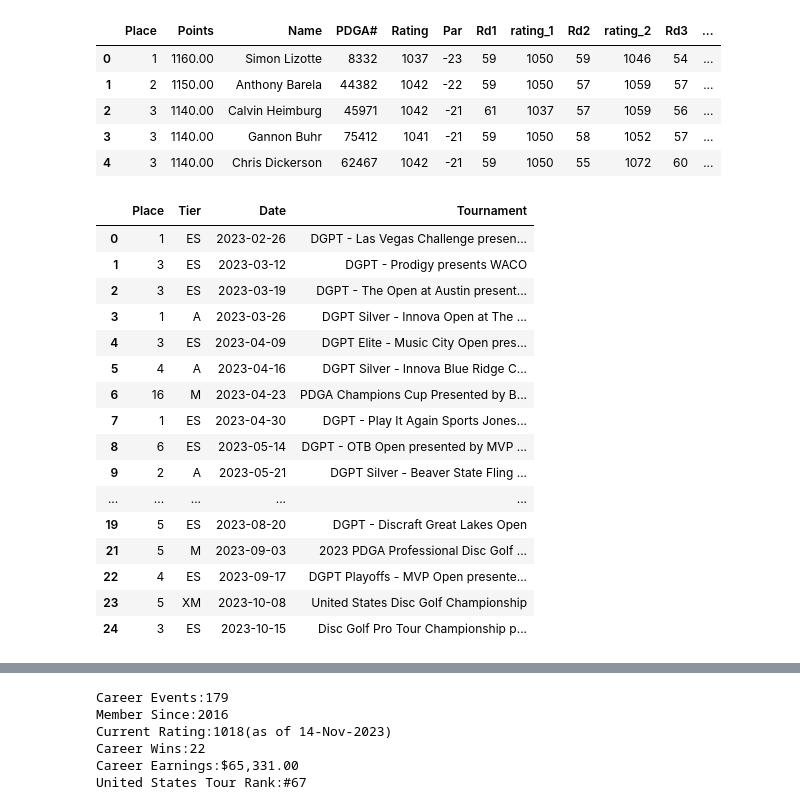
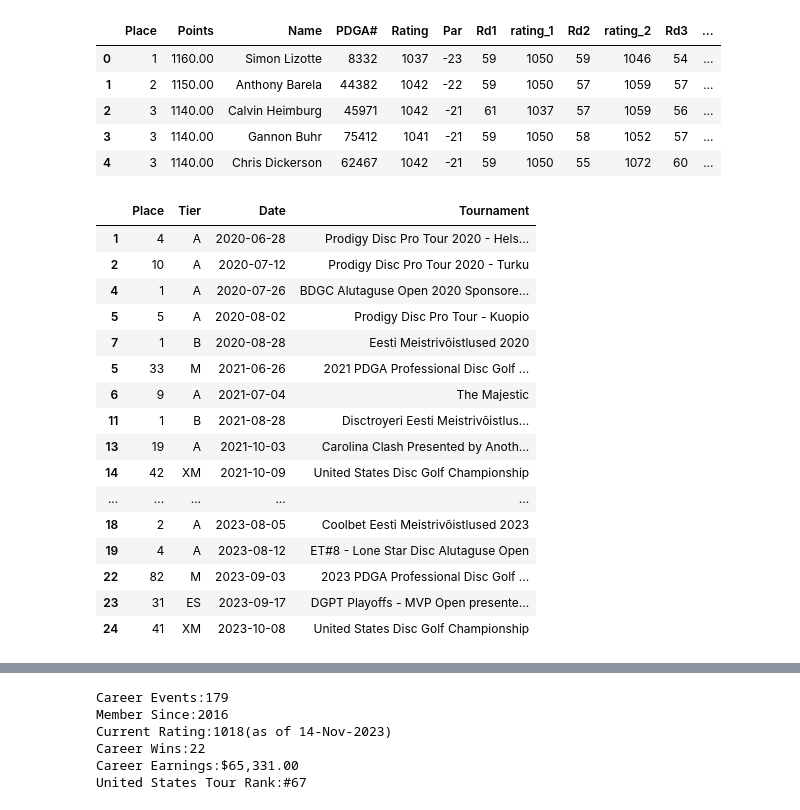
Before and after one commit to DustinEagar/fantasy_dgpt, a Jupyter notebook: fantasy_dg.ipynb, the cells around one changed output, grey strips where cells are left out. Cells and saved outputs as stored; diff of their text form; code cells hidden in the pictures.

Commit message:
Scrape ratings and stats history

```diff
--- a/fantasy_dg.ipynb
+++ b/fantasy_dg.ipynb
@@ -84,47 +85,64 @@ df.head()
 # %%
 def ratings_date_parse(s):
     parsed = s.split('to')[-1].strip(' ')
 
     return parsed
 
-def scrape_player_stats(pdga_number, year):
-    url_stats = f'https://www.pdga.com/player/{pdga_number}/stats/{year}'
+def scrape_player_stats(pdga_number, years_list):
+
     table_id_stats = "player-results-mpo"
-
-    stats = scrape_pdga_table(url=url_stats, table_id = table_id_stats)
-    stats = stats[stats['Tier'].isin(['ES', 'M', 'A', 'B', 'XM'])]
-    stats['Date'] = pd.to_datetime(stats['Dates'].apply(ratings_date_parse))
-
-    stats = stats[['Place', 'Tier', 'Date', 'Tournament']]
-
-    url_ratings = f'https://www.pdga.com/player/{pdga_number}/details'
     table_id_ratings = "player-results-details"
 
-    ratings = scrape_pdga_table(url=url_ratings, table_id=table_id_ratings)
-    ratings = ratings[ratings['Tier'].isin(['ES', 'M', 'A', 'B', 'XM'])]
-    ratings['Date'] = pd.to_datetime(ratings['Date'].apply(ratings_date_parse))
-    ratings = ratings[['Rating', 'Date', 'Tournament', 'Tier', 'Round']]
+    stats = pd.DataFrame()
+    for year in years_list:
+        try:
+            url_stats = f'https://www.pdga.com/player/{str(pdga_number)}/stats/{year}'
+            stats_year = scrape_pdga_table(url=url_stats, table_id = table_id_stats)
+            stats = pd.concat([stats, stats_year])
+        except Exception as e:
+            print(e)
+            pass
+        time.sleep(1.5)
+
+    if stats.shape[0]>0:
+        stats = stats[stats['Tier'].isin(['ES', 'M', 'A', 'B', 'XM'])]
+        stats['Date'] = pd.to_datetime(stats['Dates'].apply(ratings_date_parse))
+
+        stats = stats[['Place', 'Tier', 'Date', 'Tournament']]
+
+    url_ratings = f'https://www.pdga.com/player/{str(pdga_number)}/details'
+
+
+    try:
+        ratings = scrape_pdga_table(url=url_ratings, table_id=table_id_ratings)
+        ratings = ratings[ratings['Tier'].isin(['ES', 'M', 'A', 'B', 'XM'])]
+        ratings['Date'] = pd.to_datetime(ratings['Date'].apply(ratings_date_parse))
+        ratings = ratings[['Rating', 'Date', 'Tournament', 'Tier', 'Round']]
+    except Exception as e:
+        ratings=pd.DataFrame()
+        print(f'{e}, {pdga_number}')
+        pass
 
 
     return stats, ratings
 
-stats, ratings = scrape_player_stats('45971', '2023')
+stats, ratings = scrape_player_stats('76669', ['2020','2021','2022','2023'])
 stats
 # %% [output]
 |  | Place | Tier | Date | Tournament |
-| 0 | 1 | ES | 2023-02-26 | DGPT - Las Vegas Challenge presen... |
-| 1 | 3 | ES | 2023-03-12 | DGPT - Prodigy presents WACO |
-| 2 | 3 | ES | 2023-03-19 | DGPT - The Open at Austin present... |
-| 3 | 1 | A | 2023-03-26 | DGPT Silver - Innova Open at The ... |
-| 4 | 3 | ES | 2023-04-09 | DGPT Elite - Music City Open pres... |
-| 5 | 4 | A | 2023-04-16 | DGPT Silver - Innova Blue Ridge C... |
-| 6 | 16 | M | 2023-04-23 | PDGA Champions Cup Presented by B... |
-| 7 | 1 | ES | 2023-04-30 | DGPT - Play It Again Sports Jones... |
-| 8 | 6 | ES | 2023-05-14 | DGPT - OTB Open presented by MVP ... |
-| 9 | 2 | A | 2023-05-21 | DGPT Silver - Beaver State Fling ... |
+| 1 | 4 | A | 2020-06-28 | Prodigy Disc Pro Tour 2020 - Hels... |
+| 2 | 10 | A | 2020-07-12 | Prodigy Disc Pro Tour 2020 - Turku |
+| 4 | 1 | A | 2020-07-26 | BDGC Alutaguse Open 2020 Sponsore... |
+| 5 | 5 | A | 2020-08-02 | Prodigy Disc Pro Tour - Kuopio |
+| 7 | 1 | B | 2020-08-28 | Eesti Meistrivõistlused 2020 |
+| 5 | 33 | M | 2021-06-26 | 2021 PDGA Professional Disc Golf ... |
+| 6 | 9 | A | 2021-07-04 | The Majestic |
+| 11 | 1 | B | 2021-08-28 | Disctroyeri Eesti Meistrivõistlus... |
+| 13 | 19 | A | 2021-10-03 | Carolina Clash Presented by Anoth... |
+| 14 | 42 | XM | 2021-10-09 | United States Disc Golf Championship |
 | ... | ... | ... | ... | ... |
-| 19 | 5 | ES | 2023-08-20 | DGPT - Discraft Great Lakes Open |
-| 21 | 5 | M | 2023-09-03 | 2023 PDGA Professional Disc Golf ... |
-| 22 | 4 | ES | 2023-09-17 | DGPT Playoffs - MVP Open presente... |
-| 23 | 5 | XM | 2023-10-08 | United States Disc Golf Championship |
-| 24 | 3 | ES | 2023-10-15 | Disc Golf Pro Tour Championship p... |
+| 18 | 2 | A | 2023-08-05 | Coolbet Eesti Meistrivõistlused 2023 |
+| 19 | 4 | A | 2023-08-12 | ET#8 - Lone Star Disc Alutaguse Open |
+| 22 | 82 | M | 2023-09-03 | 2023 PDGA Professional Disc Golf ... |
+| 23 | 31 | ES | 2023-09-17 | DGPT Playoffs - MVP Open presente... |
+| 24 | 41 | XM | 2023-10-08 | United States Disc Golf Championship |
```
Also changed, not shown: parts of 9 cells of this notebook.
